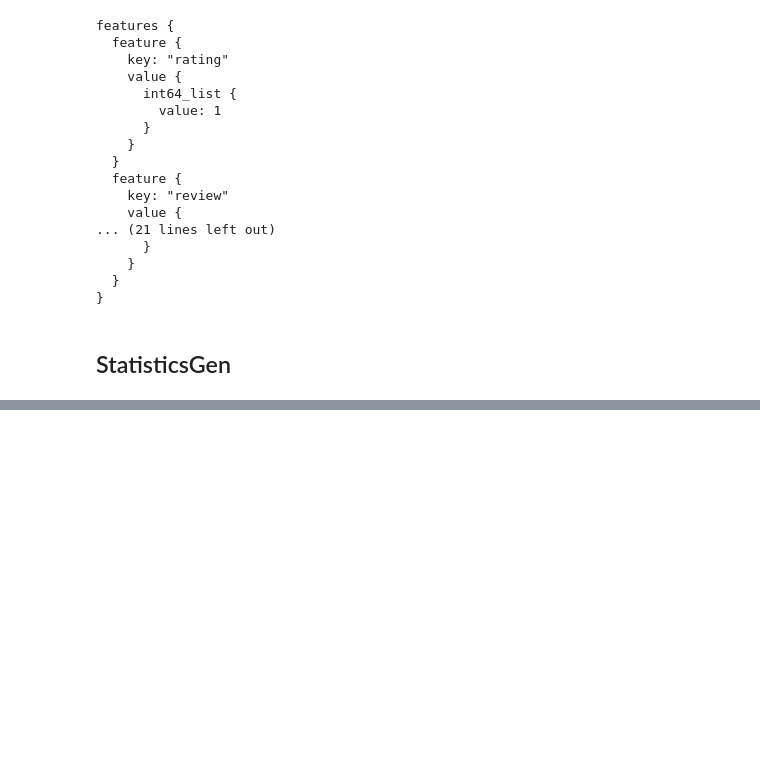
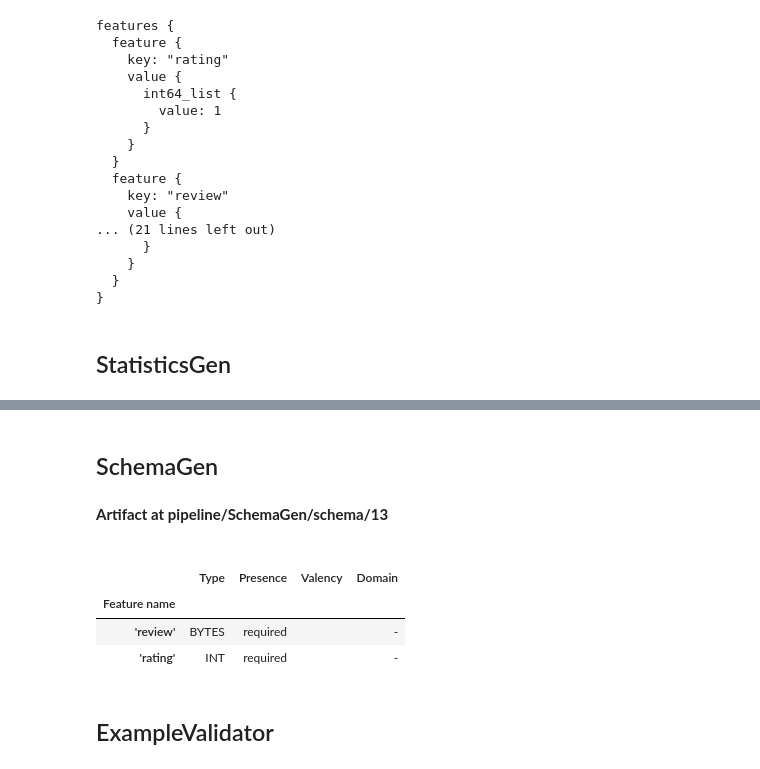
Before and after one commit to amoat7/Text_classification_pipeline_tfx_local, a Jupyter notebook: Text Classification.ipynb, the cells around one changed output, grey strips where cells are left out. Cells and saved outputs as stored; diff of their text form; code cells hidden in the pictures; blank space fills up the shorter version.

```diff
--- a/Text Classification.ipynb
+++ b/Text Classification.ipynb
@@ -189,3 +190,20 @@ Artifact at pipeline/StatisticsGen/statistics/10
 [interactive output not drawn]
 'eval' split:
 [interactive output not drawn]
+# %% [markdown]
+## SchemaGen
+# %%
+from tfx.components import SchemaGen
+schema_gen =  SchemaGen(
+    statistics=statistics_gen.outputs['statistics']
+)
+context.run(schema_gen)
+context.show(schema_gen.outputs['schema'])
+# %% [output]
+Artifact at pipeline/SchemaGen/schema/13
+|  | Type | Presence | Valency | Domain |
+| Feature name |  |  |  |  |
+| 'review' | BYTES | required |  | - |
+| 'rating' | INT | required |  | - |
+# %% [markdown]
+## ExampleValidator
```
Also changed, not shown: parts of 4 cells of this notebook.
